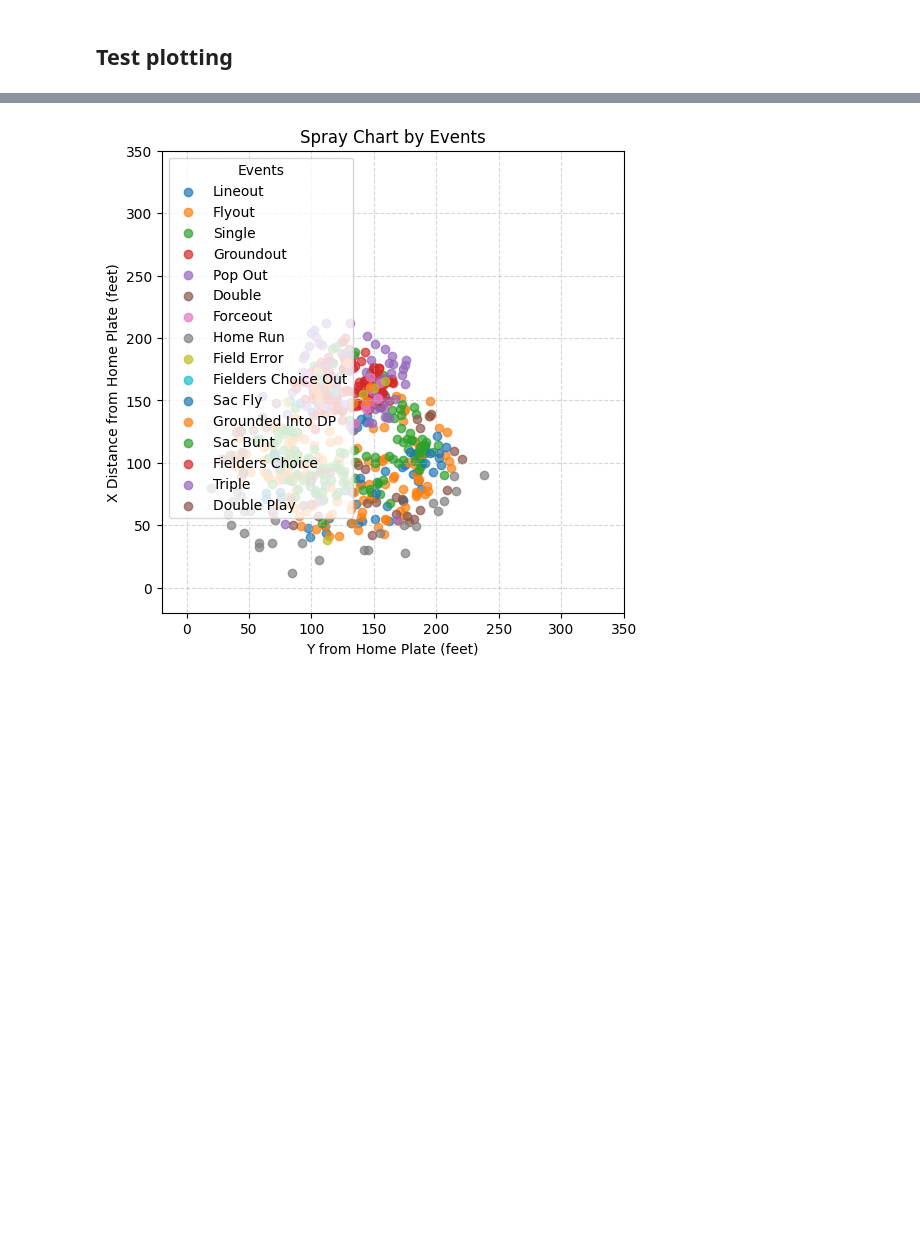
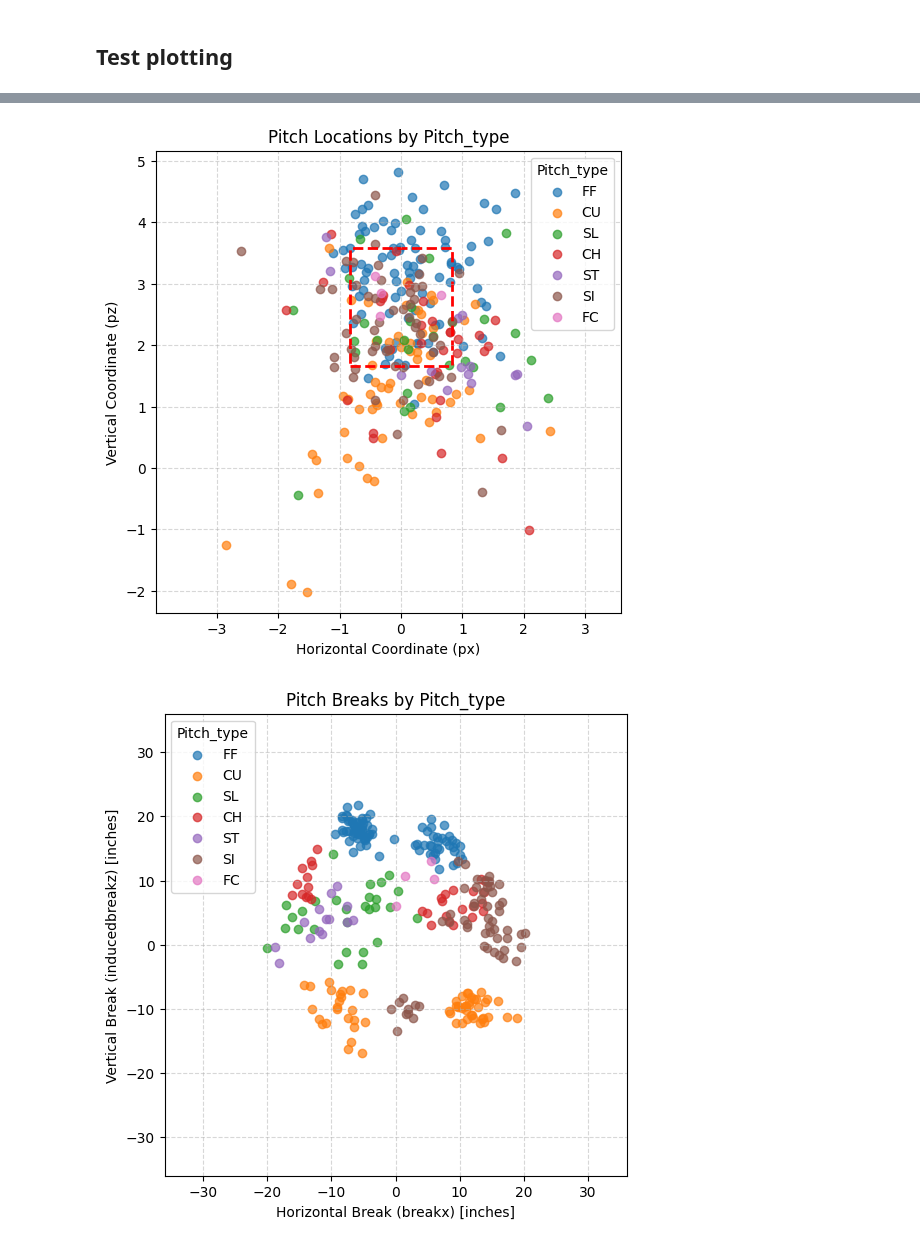
Before and after one commit to joeysnclr/mlbdatatools, a Jupyter notebook: mlbdatatools/test_nb.ipynb, the cells around one changed output, grey strips where cells are left out. Cells and saved outputs as stored; diff of their text form; code cells hidden in the pictures; blank space fills up the shorter version.

```diff
--- a/mlbdatatools/test_nb.ipynb
+++ b/mlbdatatools/test_nb.ipynb
@@ -170,4 +157,9 @@ See the caveats in the documentation: https://pandas.pydata.org/pandas-docs/stab
-# %%
-mlbplot.spray_chart(april_games.pitches.to_df())
-# %% [output]
-[figure, removed]
+# %%
+game_feed = mlbfetch.gamefeed(745307)
+pitch_df = game_feed.pitches.to_df()
+mlbplot.pitch_locations(pitch_df)
+mlbplot.pitch_movements(pitch_df)
+mlbplot.spray_chart(pitch_df)
+# %% [output]
+[figure, added]
+[figure, added]
```
Also changed, not shown: parts of 13 cells of this notebook, 9 other files.
